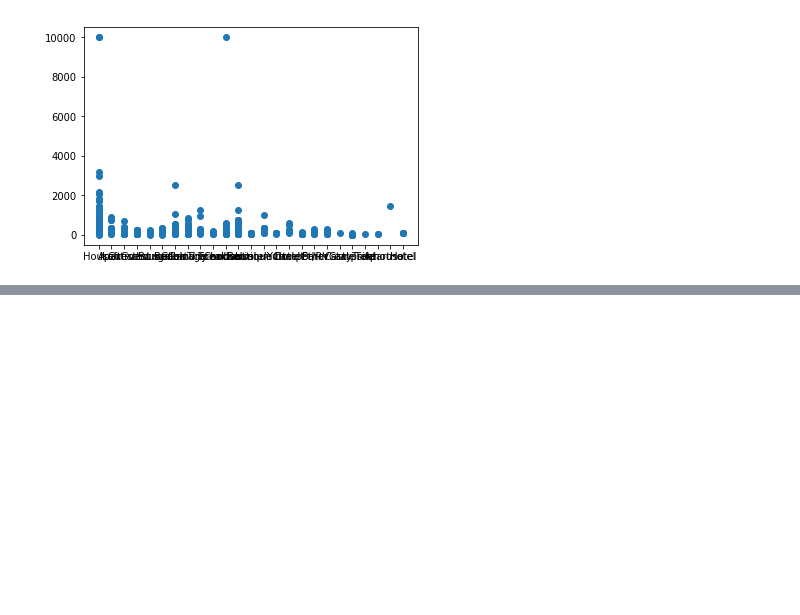
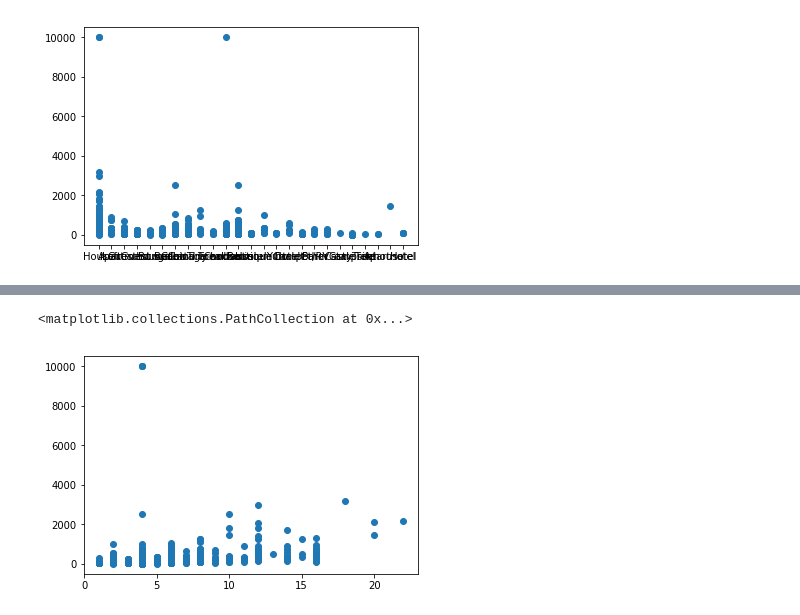
Before and after one commit to xandramichel/Springboard, a Jupyter notebook: Capstone1/Capstone Data Wrangling.ipynb, the cells around one changed output, grey strips where cells are left out. Drawn from its saved outputs; the diff is of its cells as text; code cells hidden in the pictures; blank space fills up the shorter version.

```diff
--- a/Capstone1/Capstone Data Wrangling.ipynb
+++ b/Capstone1/Capstone Data Wrangling.ipynb
@@ -110,0 +180,5 @@ plt.scatter(df.property_type, df.price)
+# %%
+plt.scatter(df.accommodates, df.price)
+# %% [output]
+<matplotlib.collections.PathCollection at 0x...>
+[figure, added]
```
Also changed, not shown: parts of 12 cells of this notebook.
